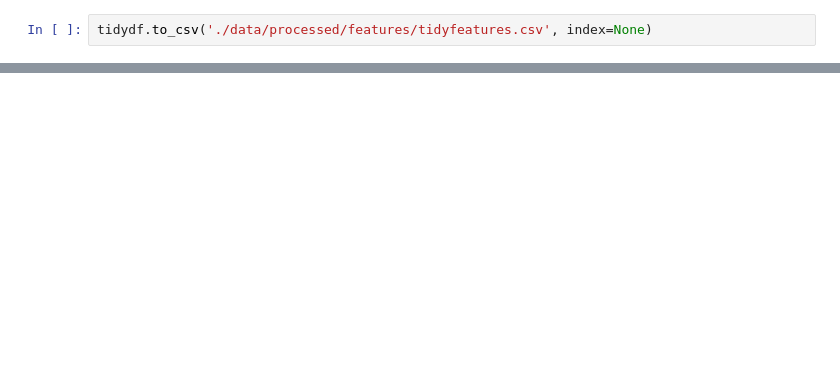
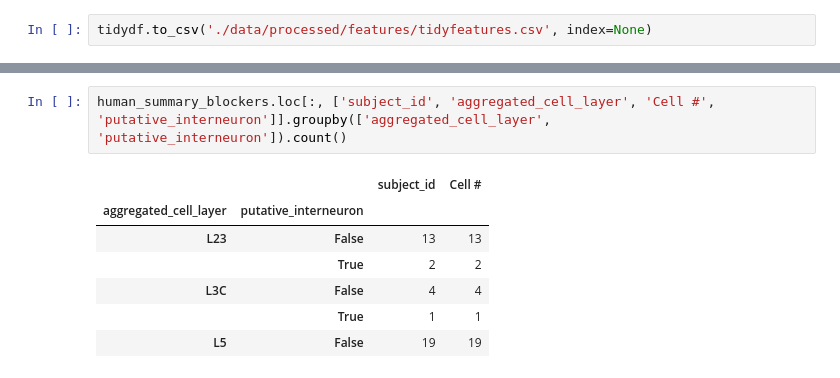
Before and after one commit to derekhoward/nwb_conversion, a Jupyter notebook: 08-summarize_features_for_analysis.ipynb, the cells around one changed output, grey strips where cells are left out. Drawn from its saved outputs; the diff is of its cells as text; blank space fills up the shorter version.

```diff
--- a/08-summarize_features_for_analysis.ipynb
+++ b/08-summarize_features_for_analysis.ipynb
@@ -289,0 +367,10 @@ mouse_summary.iloc[0]
+# %%
+human_summary_blockers.loc[:, ['subject_id', 'aggregated_cell_layer', 'Cell #', 'putative_interneuron']].groupby(['aggregated_cell_layer', 'putative_interneuron']).count()
+# %% [output]
+|  |  | subject_id | Cell # |
+| aggregated_cell_layer | putative_interneuron |  |  |
+| L23 | False | 13 | 13 |
+|  | True | 2 | 2 |
+| L3C | False | 4 | 4 |
+|  | True | 1 | 1 |
+| L5 | False | 19 | 19 |
```
Also changed, not shown: parts of 82 cells of this notebook, 7 other files.
